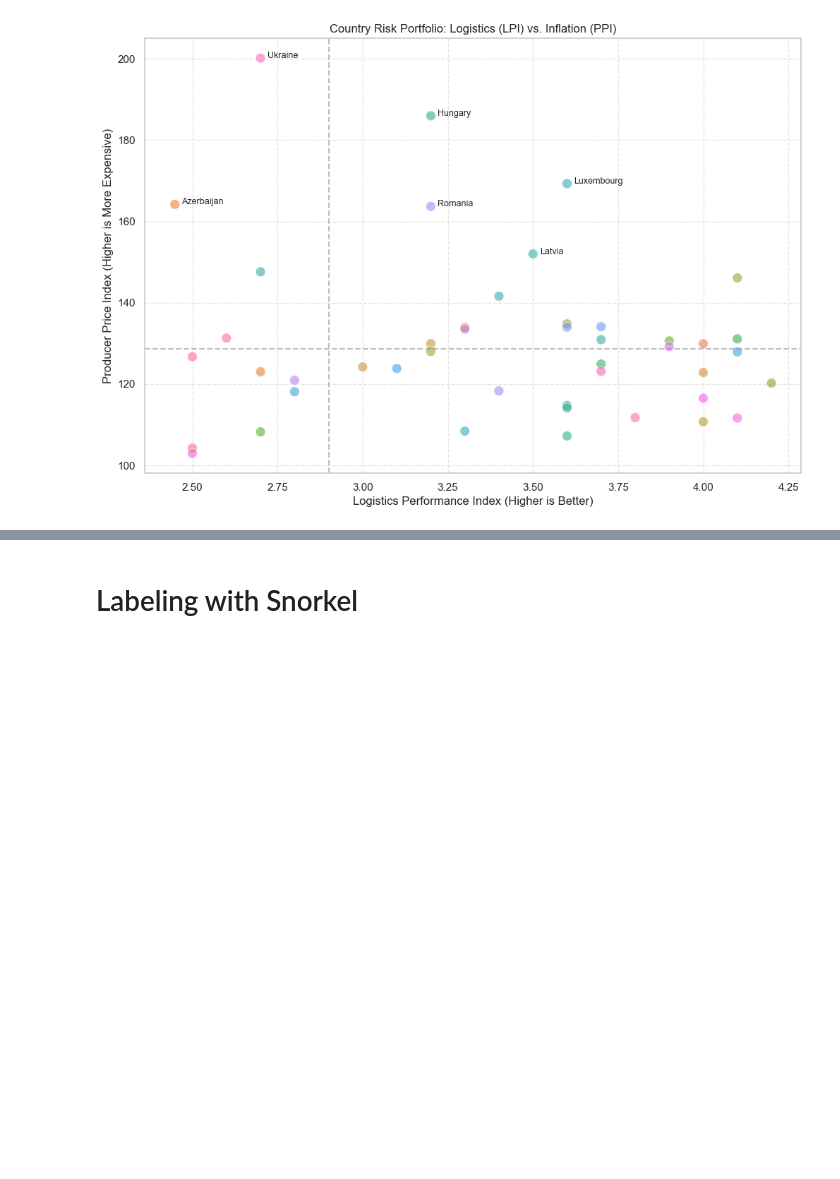
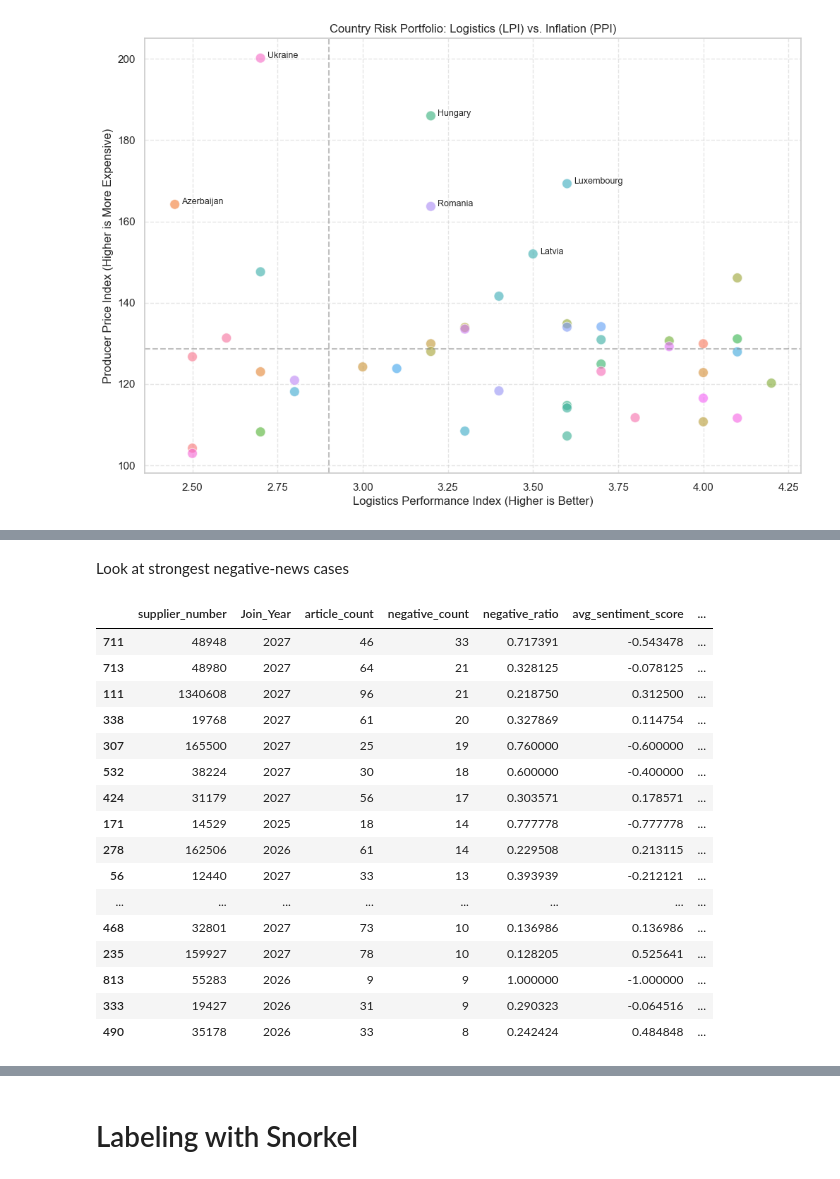
Before and after one commit to ThomasRoennebek/Signal_Fusion_with_Meta-learners-, a Jupyter notebook: Notebooks/Snorkel_labeling.ipynb, the cells around one changed output, grey strips where cells are left out. Saved outputs shown, nothing was run; the diff lists cells and outputs as text; code cells hidden in the pictures; blank space fills up the shorter version.

```diff
--- a/Notebooks/Snorkel_labeling.ipynb
+++ b/Notebooks/Snorkel_labeling.ipynb
@@ -287,0 +372,39 @@ plt.axhline(y=df_plot['PPI_Value'].median(), color='grey', linestyle='--', alpha
+# %% [markdown]
+Look at strongest negative-news cases
+# %%
+display(
+    df_news.sort_values(
+        ["negative_count", "negative_ratio", "max_relevance_score"],
+        ascending=False
+    )[
+        [
+            "supplier_number",
+            "Join_Year",
+            "article_count",
+            "negative_count",
+            "negative_ratio",
+            "avg_sentiment_score",
+            "avg_relevance_score",
+            "max_relevance_score",
+            "has_high_relevance_negative_news"
+        ]
+    ].head(20)
+)
+# %% [output]
+|  | supplier_number | Join_Year | article_count | negative_count | negative_ratio | avg_sentiment_score | ... |
+| 711 | 48948 | 2027 | 46 | 33 | 0.717391 | -0.543478 | ... |
+| 713 | 48980 | 2027 | 64 | 21 | 0.328125 | -0.078125 | ... |
+| 111 | 1340608 | 2027 | 96 | 21 | 0.218750 | 0.312500 | ... |
+| 338 | 19768 | 2027 | 61 | 20 | 0.327869 | 0.114754 | ... |
+| 307 | 165500 | 2027 | 25 | 19 | 0.760000 | -0.600000 | ... |
+| 532 | 38224 | 2027 | 30 | 18 | 0.600000 | -0.400000 | ... |
+| 424 | 31179 | 2027 | 56 | 17 | 0.303571 | 0.178571 | ... |
+| 171 | 14529 | 2025 | 18 | 14 | 0.777778 | -0.777778 | ... |
+| 278 | 162506 | 2026 | 61 | 14 | 0.229508 | 0.213115 | ... |
+| 56 | 12440 | 2027 | 33 | 13 | 0.393939 | -0.212121 | ... |
+| ... | ... | ... | ... | ... | ... | ... | ... |
+| 468 | 32801 | 2027 | 73 | 10 | 0.136986 | 0.136986 | ... |
+| 235 | 159927 | 2027 | 78 | 10 | 0.128205 | 0.525641 | ... |
+| 813 | 55283 | 2026 | 9 | 9 | 1.000000 | -1.000000 | ... |
+| 333 | 19427 | 2026 | 31 | 9 | 0.290323 | -0.064516 | ... |
+| 490 | 35178 | 2026 | 33 | 8 | 0.242424 | 0.484848 | ... |
```
Also changed, not shown: parts of 26 cells of this notebook, 6 other files.
